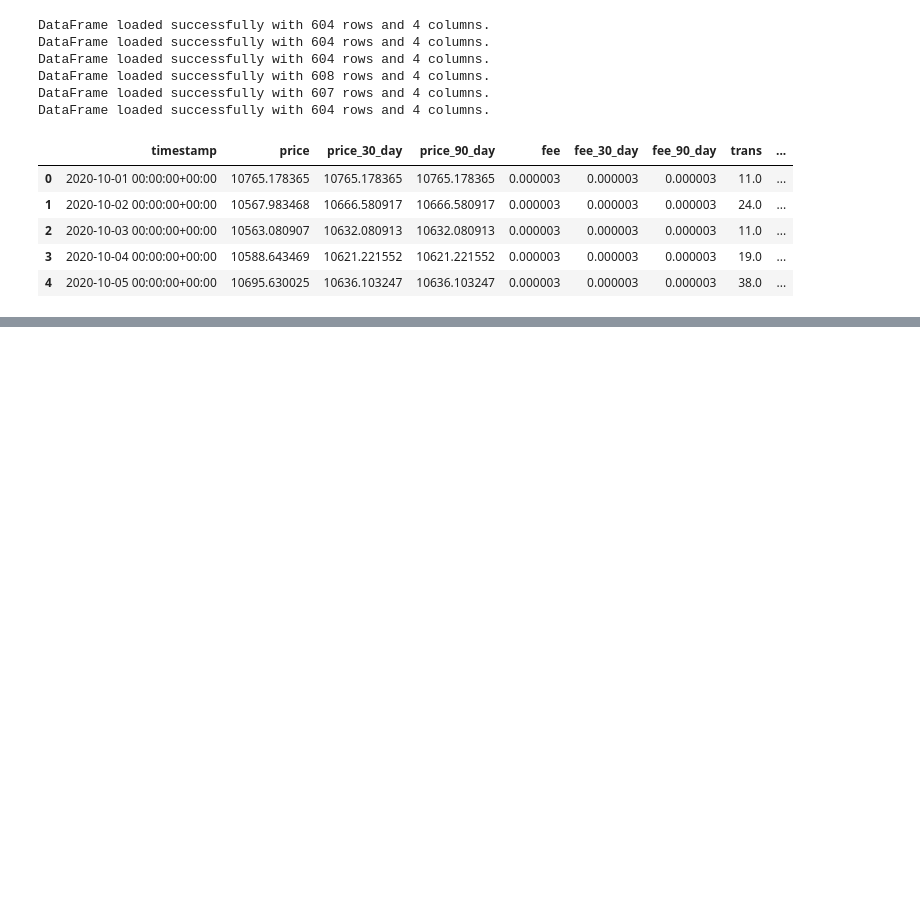
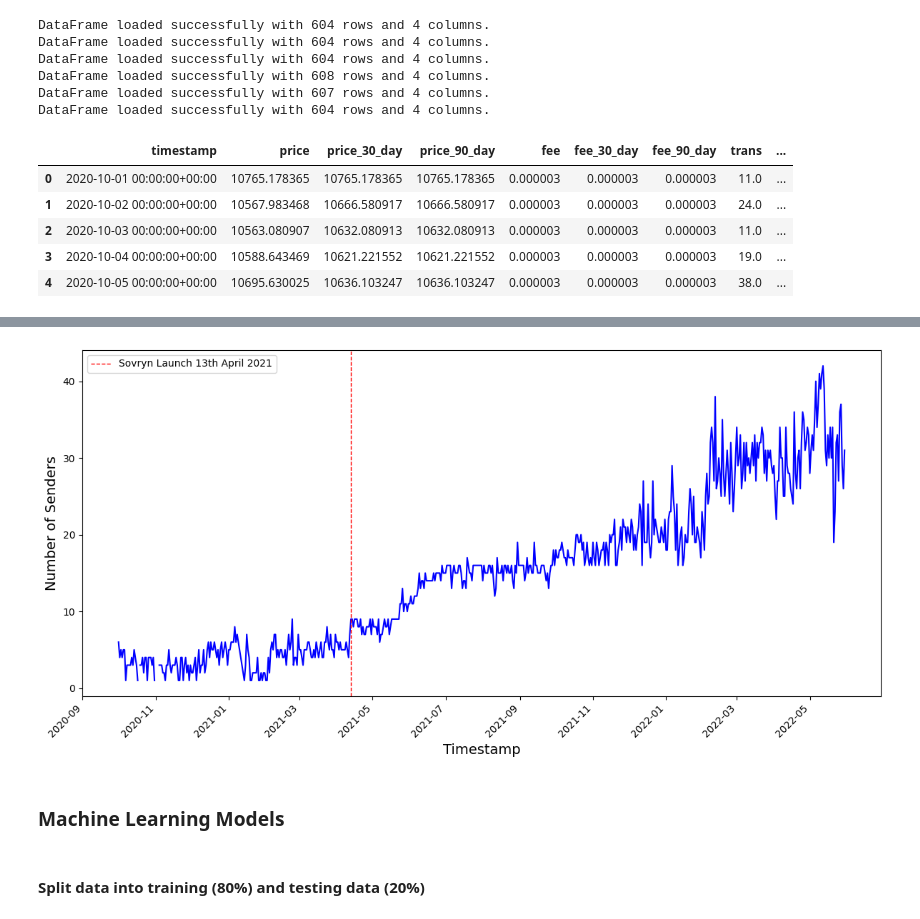
Before and after one commit to MartinBenediktBusch/rootstock-analysis, a Jupyter notebook: analysis/analysis.ipynb, the cells around one changed output, grey strips where cells are left out. Saved outputs shown, nothing was run; the diff lists cells and outputs as text; code cells hidden in the pictures; blank space fills up the shorter version.

```diff
--- a/analysis/analysis.ipynb
+++ b/analysis/analysis.ipynb
@@ -76,0 +96,14 @@ merged_data.head()
+# %%
+# Number of Active Daily Addresses
+plt.figure(figsize=(12, 6))
+plt.plot(merged_data['timestamp'], merged_data['senders'], linestyle='-', color='b')
+plt.xlabel('Timestamp', fontsize=14)
+plt.ylabel('Number of Senders', fontsize=14)
+plt.axvline(pd.to_datetime('2021-04-13'), color='red', linestyle='--', linewidth=1, label='Sovryn Launch 13th April 2021')
+plt.legend()
+plt.xticks(rotation=45, ha='right')
+plt.tight_layout()
+# %% [output]
+[figure, added]
+# %% [markdown]
+### Machine Learning Models
@@ -76,0 +115,2 @@ merged_data.head()
+# %% [markdown]
+#### Split data into training (80%) and testing data (20%)
```
Also changed, not shown: parts of 19 cells of this notebook.
